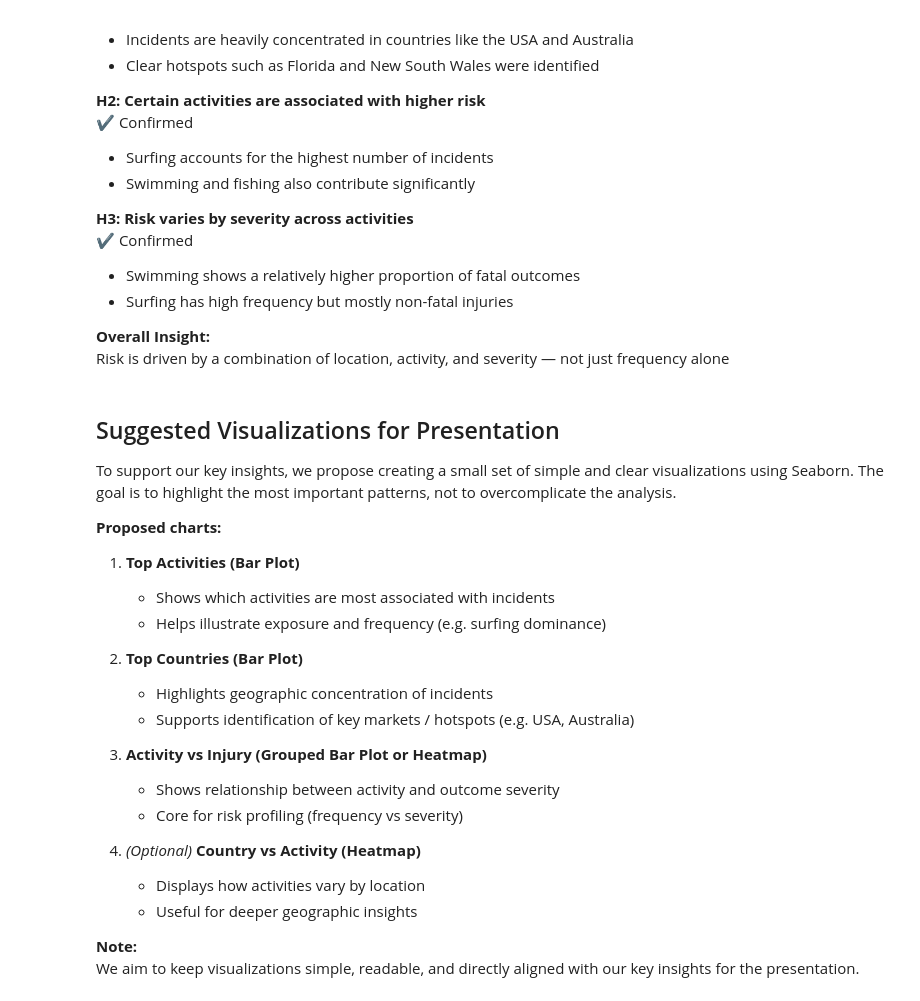
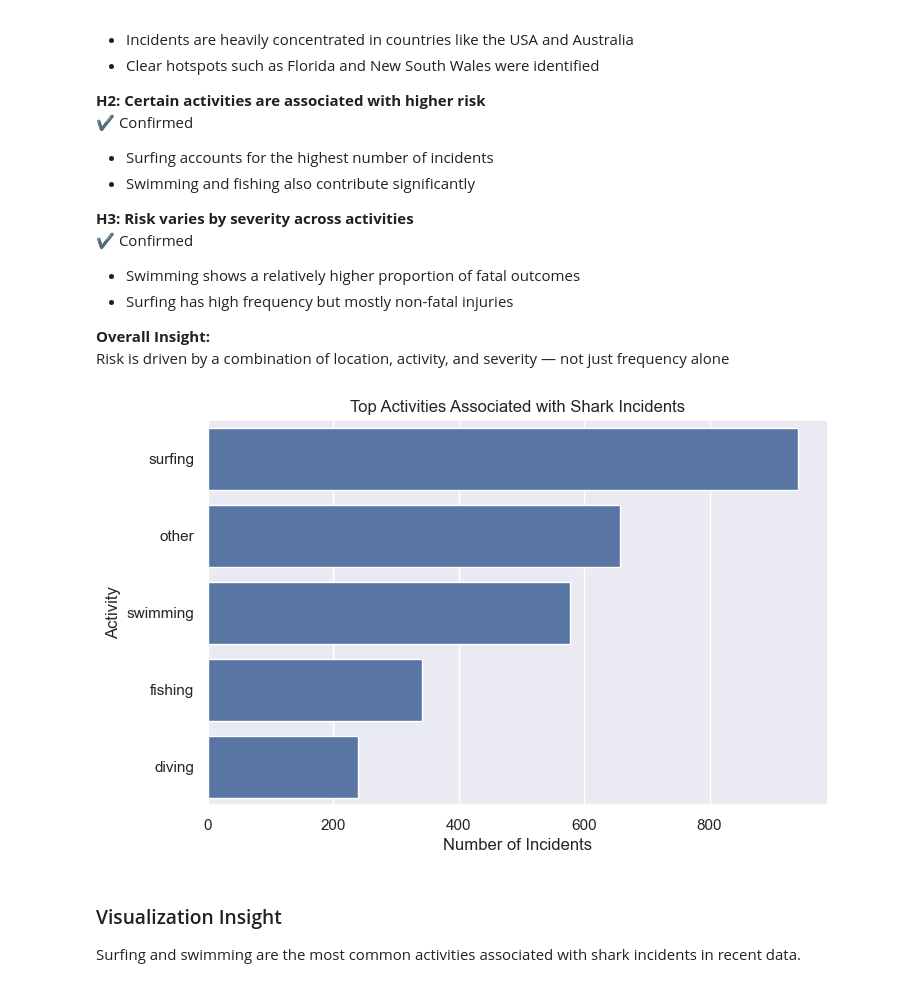
Before and after one commit to lgrefenstein/data-cleaning-pandas, a Jupyter notebook: eda.ipynb, the cells around one changed output. Cells and saved outputs as stored; diff of their text form; code cells hidden in the pictures.

Commit message:
Update EDA with analysis and visualization

```diff
--- a/eda.ipynb
+++ b/eda.ipynb
@@ -238,28 +238,3 @@ pd.crosstab(df_recent["activity_final"], df_recent["injury_final"])
 
 **Overall Insight:**
 Risk is driven by a combination of location, activity, and severity — not just frequency alone
-# %% [markdown]
-## Suggested Visualizations for Presentation
-
-To support our key insights, we propose creating a small set of simple and clear visualizations using Seaborn. The goal is to highlight the most important patterns, not to overcomplicate the analysis.
-
-**Proposed charts:**
-
-1. **Top Activities (Bar Plot)**
-   - Shows which activities are most associated with incidents
-   - Helps illustrate exposure and frequency (e.g. surfing dominance)
-
-2. **Top Countries (Bar Plot)**
-   - Highlights geographic concentration of incidents
-   - Supports identification of key markets / hotspots (e.g. USA, Australia)
-
-3. **Activity vs Injury (Grouped Bar Plot or Heatmap)**
-   - Shows relationship between activity and outcome severity
-   - Core for risk profiling (frequency vs severity)
-
-4. *(Optional)* **Country vs Activity (Heatmap)**
-   - Displays how activities vary by location
-   - Useful for deeper geographic insights
-
-**Note:**
-We aim to keep visualizations simple, readable, and directly aligned with our key insights for the presentation.
@@ -265,0 +245,20 @@ We aim to keep visualizations simple, readable, and directly aligned with our ke
+# %%
+# Set a clean visual style
+sns.set_theme()
+# %%
+# Get the most common activities in recent data
+top_activities = df_recent["activity_final"].value_counts().head(10)
+# %%
+# Create bar plot for top activities
+plt.figure(figsize=(8, 5))
+sns.barplot(x=top_activities.values, y=top_activities.index)
+plt.title("Top Activities Associated with Shark Incidents")
+plt.xlabel("Number of Incidents")
+plt.ylabel("Activity")
+
+plt.show()
+# %% [output]
+[figure, added]
+# %% [markdown]
+### Visualization Insight
+Surfing and swimming are the most common activities associated with shark incidents in recent data.
```
Also changed, not shown: parts of 9 cells of this notebook.
